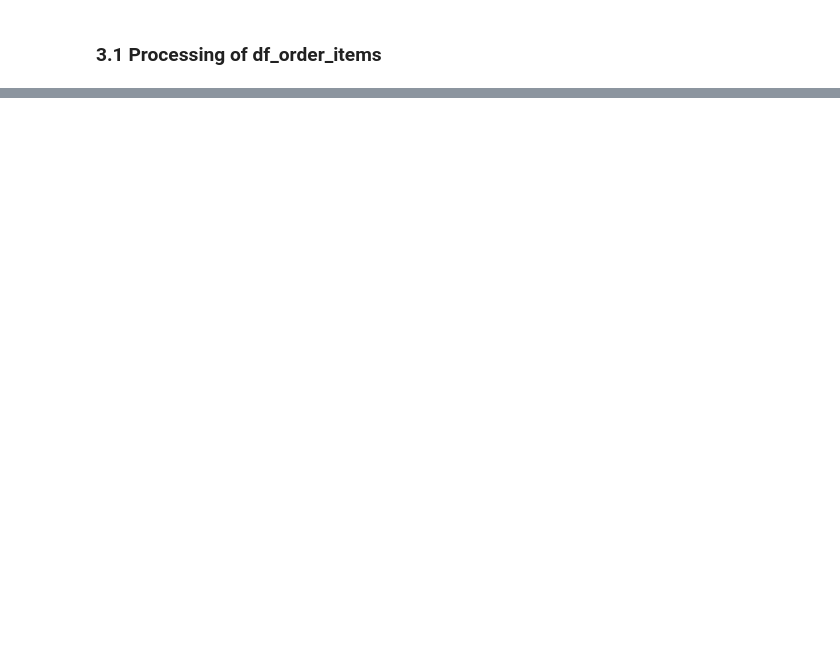
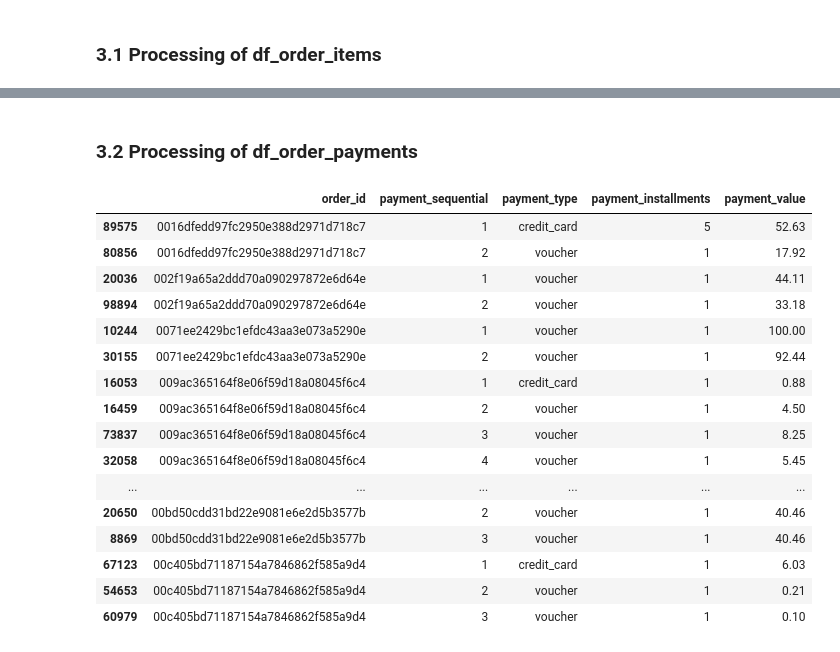
Before and after one commit to mariusbiteau/Ecommerce-Customer-Segmentation, a Jupyter notebook: EDA_Ecommerce_Customer_Segmentation.ipynb, the cells around one changed output, grey strips where cells are left out. Cells and saved outputs as stored; diff of their text form; code cells hidden in the pictures; blank space fills up the shorter version.

```diff
--- a/EDA_Ecommerce_Customer_Segmentation.ipynb
+++ b/EDA_Ecommerce_Customer_Segmentation.ipynb
@@ -212,0 +268,24 @@ Regrouper les order item id en order id en aggrégeant les données au plus pert
+# %% [markdown]
+### 3.2 Processing of df_order_payments
+# %%
+duplicate = df_dict['payments'].duplicated(subset='order_id', keep=False)
+sort = ['order_id', 'payment_sequential']
+df_dict['payments'][duplicate].sort_values(by=sort).head(20)
+# %% [output]
+|  | order_id | payment_sequential | payment_type | payment_installments | payment_value |
+| 89575 | 0016dfedd97fc2950e388d2971d718c7 | 1 | credit_card | 5 | 52.63 |
+| 80856 | 0016dfedd97fc2950e388d2971d718c7 | 2 | voucher | 1 | 17.92 |
+| 20036 | 002f19a65a2ddd70a090297872e6d64e | 1 | voucher | 1 | 44.11 |
+| 98894 | 002f19a65a2ddd70a090297872e6d64e | 2 | voucher | 1 | 33.18 |
+| 10244 | 0071ee2429bc1efdc43aa3e073a5290e | 1 | voucher | 1 | 100.00 |
+| 30155 | 0071ee2429bc1efdc43aa3e073a5290e | 2 | voucher | 1 | 92.44 |
+| 16053 | 009ac365164f8e06f59d18a08045f6c4 | 1 | credit_card | 1 | 0.88 |
+| 16459 | 009ac365164f8e06f59d18a08045f6c4 | 2 | voucher | 1 | 4.50 |
+| 73837 | 009ac365164f8e06f59d18a08045f6c4 | 3 | voucher | 1 | 8.25 |
+| 32058 | 009ac365164f8e06f59d18a08045f6c4 | 4 | voucher | 1 | 5.45 |
+| ... | ... | ... | ... | ... | ... |
+| 20650 | 00bd50cdd31bd22e9081e6e2d5b3577b | 2 | voucher | 1 | 40.46 |
+| 8869 | 00bd50cdd31bd22e9081e6e2d5b3577b | 3 | voucher | 1 | 40.46 |
+| 67123 | 00c405bd71187154a7846862f585a9d4 | 1 | credit_card | 1 | 6.03 |
+| 54653 | 00c405bd71187154a7846862f585a9d4 | 2 | voucher | 1 | 0.21 |
+| 60979 | 00c405bd71187154a7846862f585a9d4 | 3 | voucher | 1 | 0.10 |
```
Also changed, not shown: parts of 67 cells of this notebook.
